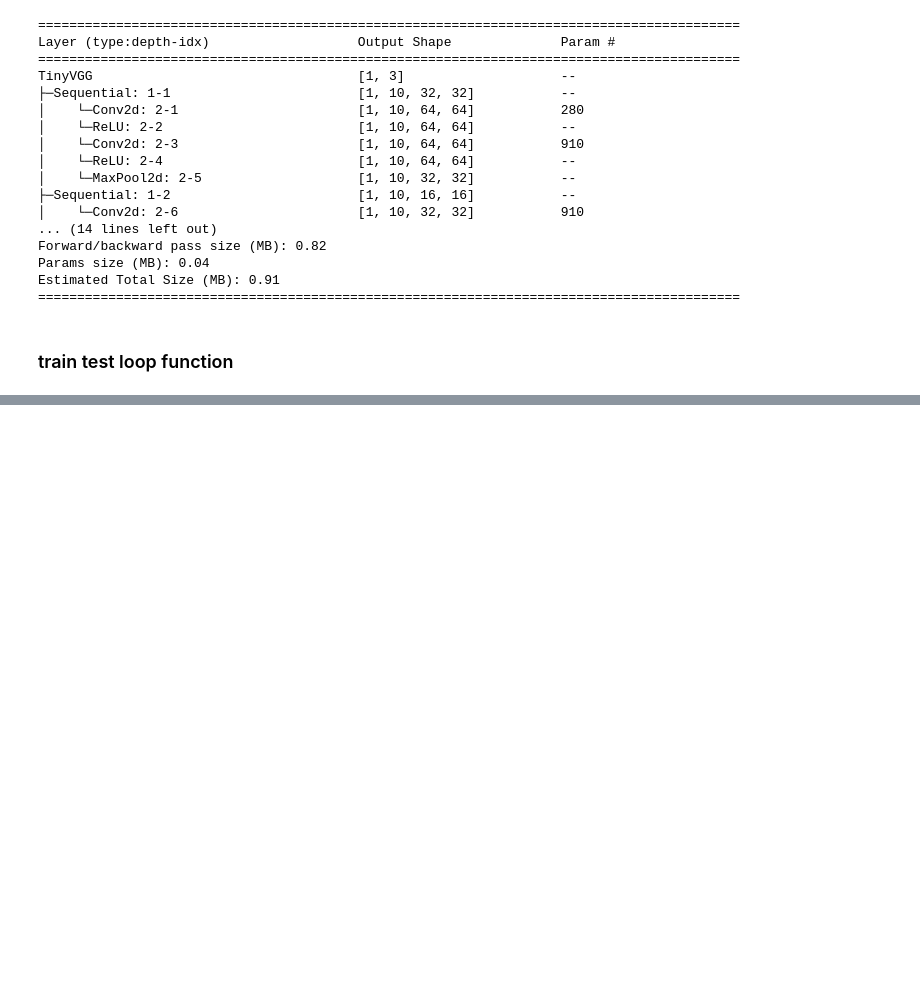
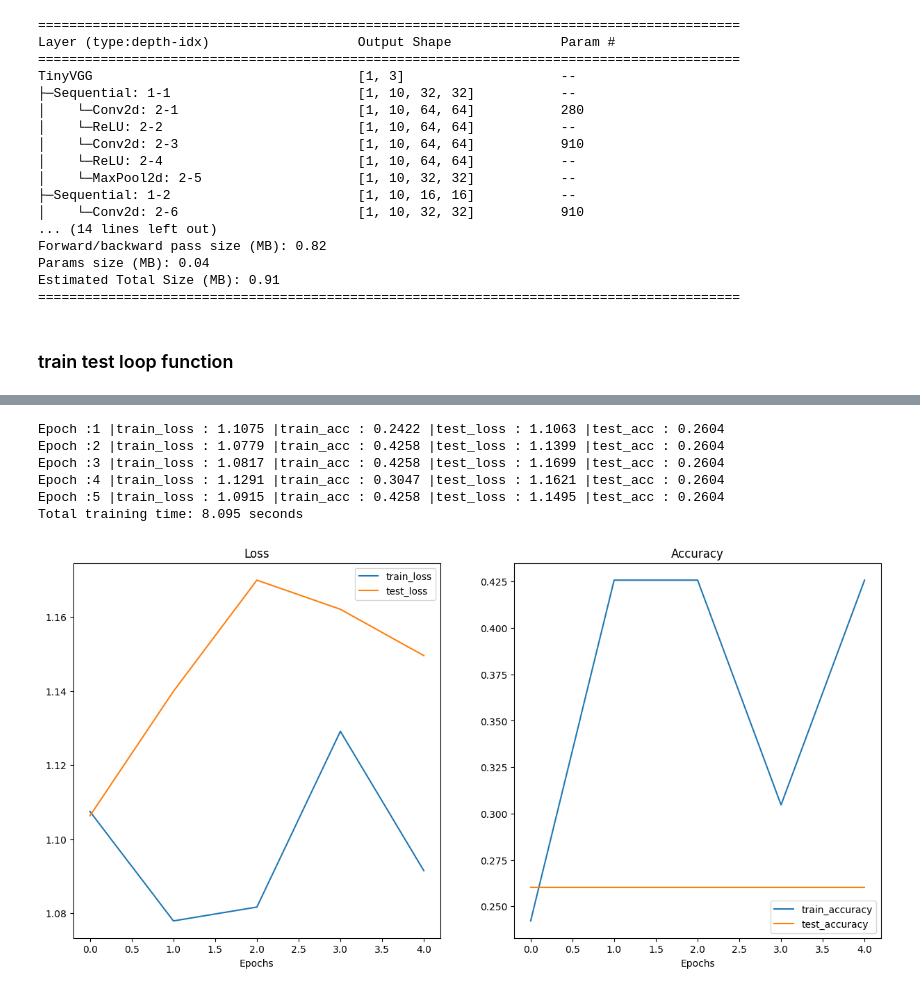
Before and after one commit to gerryfrank10/RL, a Jupyter notebook: custom_dataset_pizza.ipynb, the cells around one changed output, grey strips where cells are left out. Drawn from its saved outputs; the diff is of its cells as text; code cells hidden in the pictures; blank space fills up the shorter version.

```diff
--- a/custom_dataset_pizza.ipynb
+++ b/custom_dataset_pizza.ipynb
@@ -509,0 +731,6 @@ Estimated Total Size (MB): 0.91
+# %%
+# Turn image folders into Datasets
+train_data_augmented = datasets.ImageFolder(train_dir, transform=train_transform_augmented)
+test_data_simple = datasets.ImageFolder(test_dir, transform=test_transform)
+
+train_data_augmented, test_data_simple
@@ -509,0 +776,8 @@ Estimated Total Size (MB): 0.91
+# %%
+# Create model_1 and send it to the target device
+torch.manual_seed(42)
+model_1 = TinyVGG(
+    input_shape=3,
+    hidden_units=10,
+    output_shape=len(train_data_augmented.classes)).to(device)
+model_1
@@ -509,0 +805,38 @@ Estimated Total Size (MB): 0.91
+# %%
+# Set random seeds
+torch.manual_seed(42)
+torch.cuda.manual_seed(42)
+
+# Set number of epochs
+NUM_EPOCHS = 5
+
+# Setup loss function and optimizer
+loss_fn = nn.CrossEntropyLoss()
+optimizer = torch.optim.Adam(params=model_1.parameters(), lr=0.001)
+
+# Start the timer
+from timeit import default_timer as timer
+start_time = timer()
+
+# Train model_1
+model_1_results = train(model=model_1,
+                        train_dataloader=train_dataloader_augmented,
+                        test_dataloader=test_dataloader_simple,
+                        optimizer=optimizer,
+                        loss_fn=loss_fn,
+                        epochs=NUM_EPOCHS)
+
+# End the timer and print out how long it took
+end_time = timer()
+print(f"Total training time: {end_time-start_time:.3f} seconds")
+# %% [output]
+Epoch :1 |train_loss : 1.1075 |train_acc : 0.2422 |test_loss : 1.1063 |test_acc : 0.2604
+Epoch :2 |train_loss : 1.0779 |train_acc : 0.4258 |test_loss : 1.1399 |test_acc : 0.2604
+Epoch :3 |train_loss : 1.0817 |train_acc : 0.4258 |test_loss : 1.1699 |test_acc : 0.2604
+Epoch :4 |train_loss : 1.1291 |train_acc : 0.3047 |test_loss : 1.1621 |test_acc : 0.2604
+Epoch :5 |train_loss : 1.0915 |train_acc : 0.4258 |test_loss : 1.1495 |test_acc : 0.2604
+Total training time: 8.095 seconds
+# %%
+plot_loss_curves(model_1_results)
+# %% [output]
+[figure, added]
```
Also changed, not shown: parts of 32 cells of this notebook.
